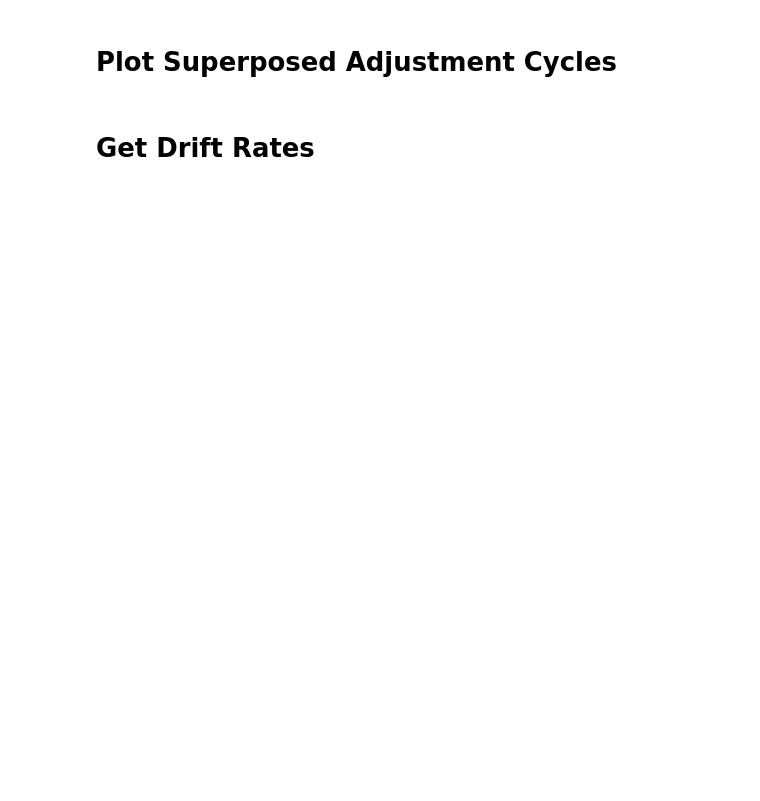
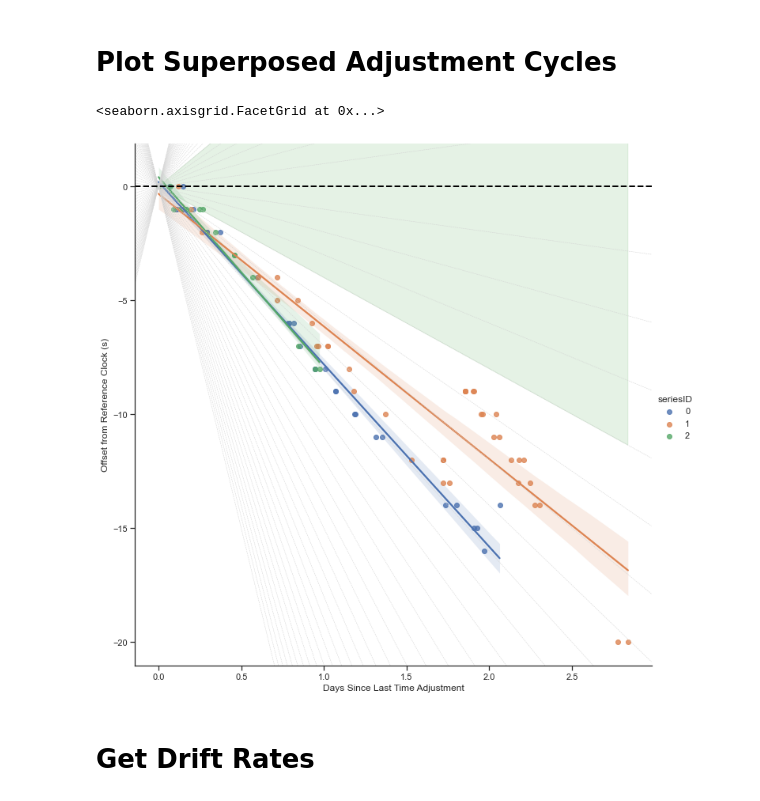
Before and after one commit to francoistrahan/watchdrift, a Jupyter notebook: Watch Drift Analysis.ipynb, the cells around one changed output. Cells and saved outputs as stored; diff of their text form; code cells hidden in the pictures; blank space fills up the shorter version.

```diff
--- a/Watch Drift Analysis.ipynb
+++ b/Watch Drift Analysis.ipynb
@@ -97,20 +131,27 @@ f.figure.autofmt_xdate()
 # %%
 sb.set_style("ticks")
 f = sb.lmplot(data=measures, x="adjustmentDays", y="offset", hue="seriesID", height=10)
+ylim = f.ax.get_ylim()
 
 maxDays = measures.adjustmentDays.max()
 minOffset = measures.offset.min()
 
 limitsX = [0, maxDays]
 limitYMin = [0, maxDays * COSC_LIMITS_SEC_DAY[0]]
 limitYMax = [0, maxDays * COSC_LIMITS_SEC_DAY[1]]
 
 f.ax.fill_between(limitsX, limitYMin, limitYMax, color="green", alpha=0.1, zorder=0)
 
 for i in range(-30,31):
     f.ax.axline((0,0), (1/100, i/100), c="lightgrey", lw=0.5, ls="--")
 
 f.ax.axhline(0, c="black", lw=2, ls="--")
+
+f.ax.set_ylim(ylim)
+f.set_axis_labels("Days Since Last Time Adjustment", "Offset from Reference Clock (s)")
+# %% [output]
+<seaborn.axisgrid.FacetGrid at 0x...>
+[figure, added]
 # %% [markdown]
 # Get Drift Rates
 # %%
```
Also changed, not shown: parts of 13 cells of this notebook, 1 other file.
